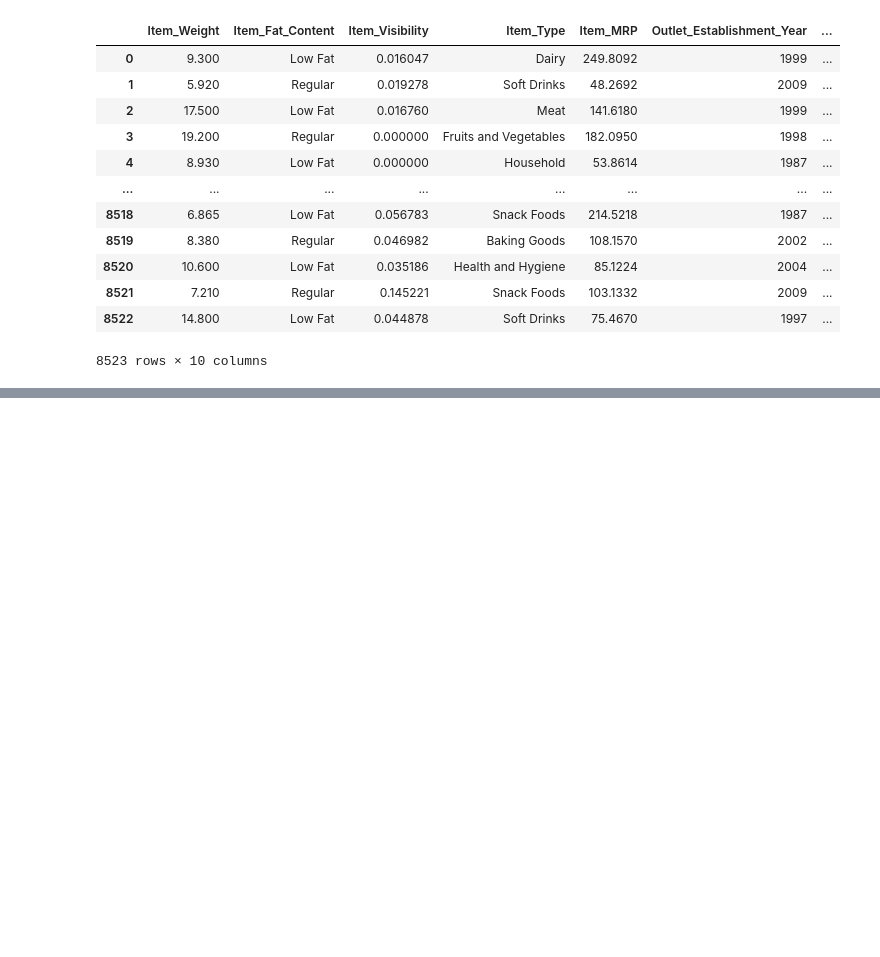
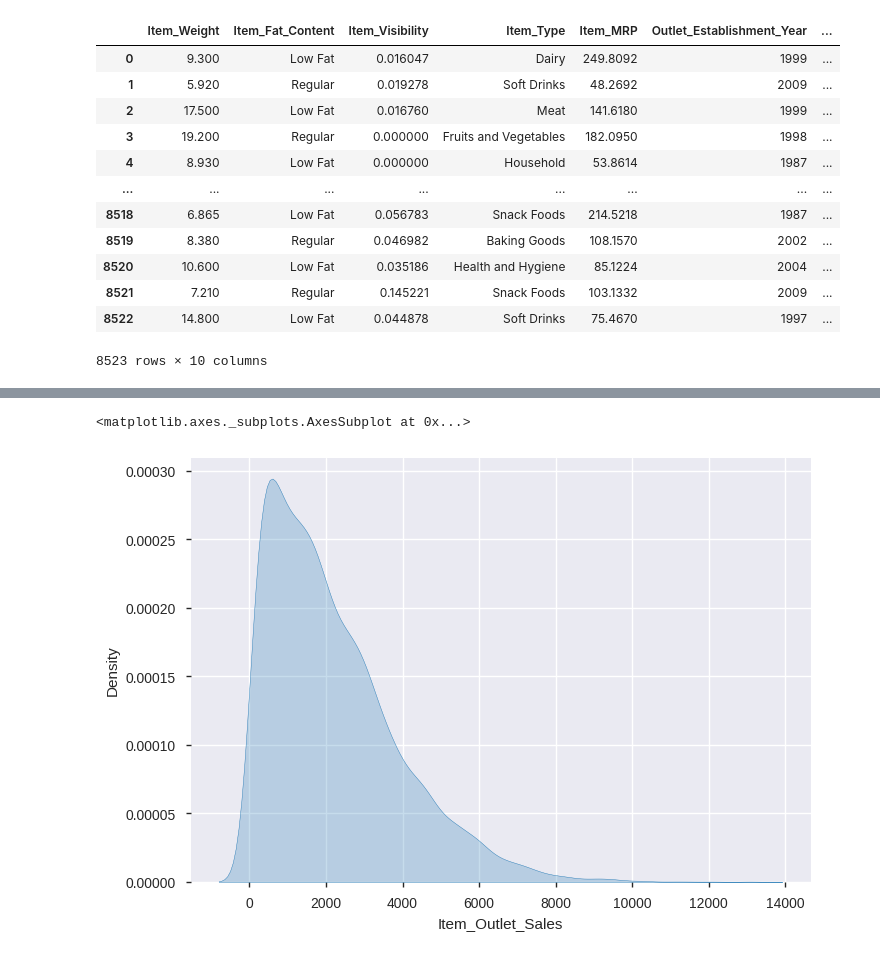
Before and after one commit to Aadi-stack/Machine-Learning--Projects, a Jupyter notebook: BIg Mart Sales Prediction/ipynfile/Sales_Prediction.ipynb, the cells around one changed output, grey strips where cells are left out. Cells and saved outputs as stored; diff of their text form; code cells hidden in the pictures; blank space fills up the shorter version.

```diff
--- a/BIg Mart Sales Prediction/ipynfile/Sales_Prediction.ipynb
+++ b/BIg Mart Sales Prediction/ipynfile/Sales_Prediction.ipynb
@@ -210,0 +213,5 @@ profile
+# %%
+sns.kdeplot(data=df_train['Item_Outlet_Sales'],label="Price",shade=True)
+# %% [output]
+<matplotlib.axes._subplots.AxesSubplot at 0x...>
+[figure, added]
```
Also changed, not shown: parts of 52 cells of this notebook.
